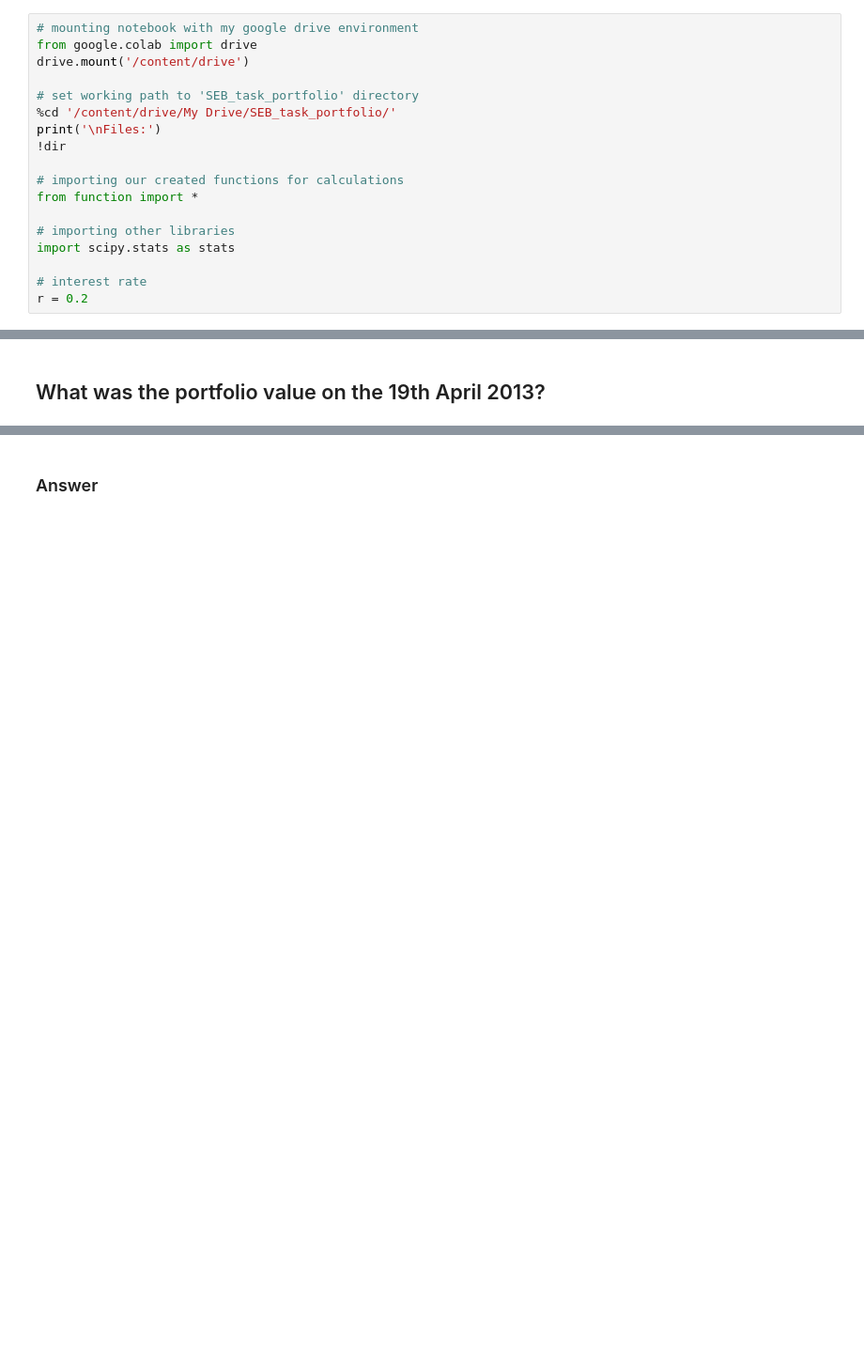
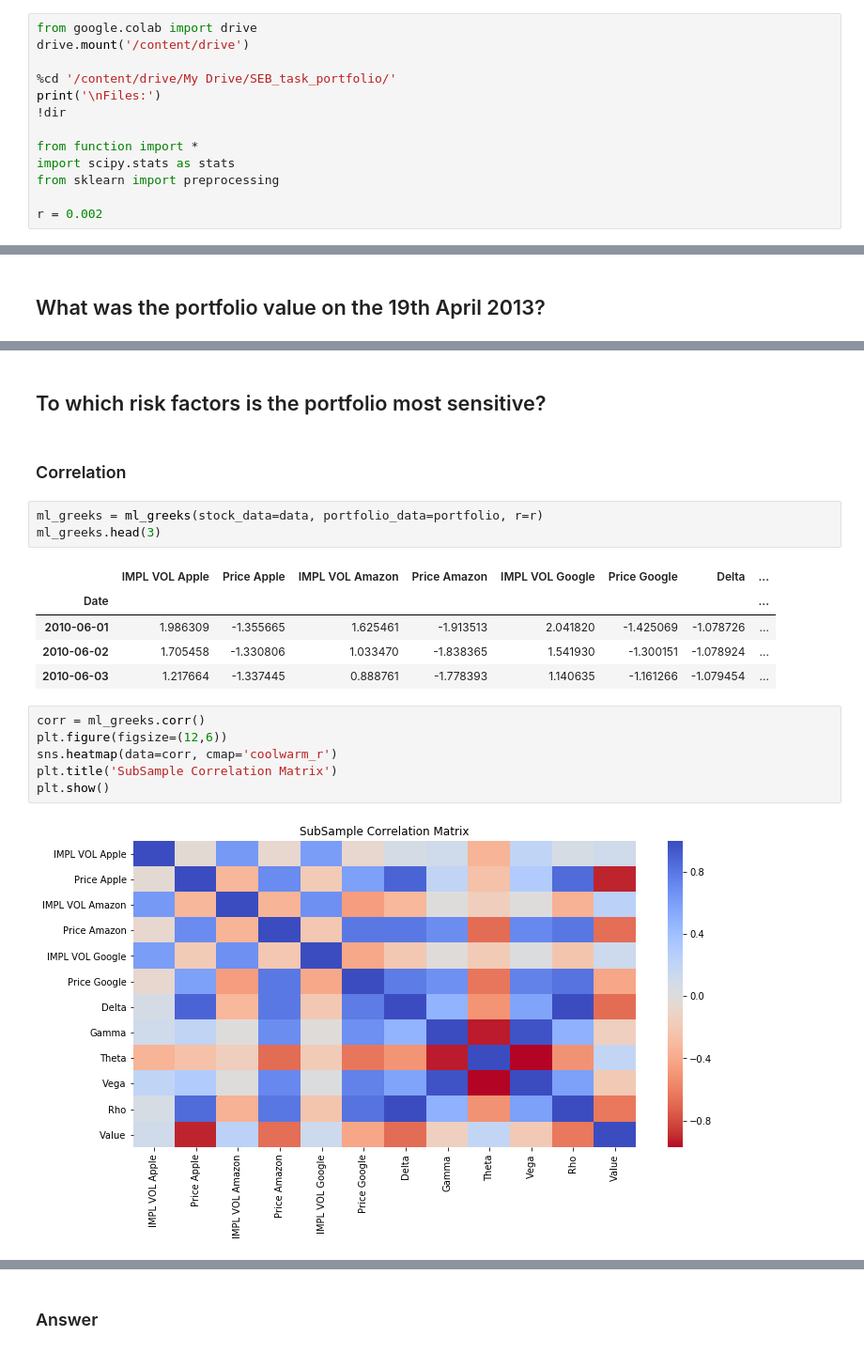
Before and after one commit to Antanskas/Portfolio_analysis, a Jupyter notebook: portfolio_analysis.ipynb, the cells around one changed output, grey strips where cells are left out. Shown at 94% size. Saved outputs shown, nothing was run; the diff lists cells and outputs as text; blank space fills up the shorter version.

```diff
--- a/portfolio_analysis.ipynb
+++ b/portfolio_analysis.ipynb
@@ -1,23 +1,18 @@
 # %% [markdown]
 ### Imports, mount
 # %%
-# mounting notebook with my google drive environment
 from google.colab import drive
 drive.mount('/content/drive')
 
-# set working path to 'SEB_task_portfolio' directory
 %cd '/content/drive/My Drive/SEB_task_portfolio/'
 print('\nFiles:')
 !dir
 
-# importing our created functions for calculations
 from function import *
+import scipy.stats as stats
+from sklearn import preprocessing
 
-# importing other libraries
-import scipy.stats as stats
-
-# interest rate
-r = 0.2
+r = 0.002
 # %% [output]
 Drive already mounted at /content/drive; to attempt to forcibly remount, call drive.mount("/content/drive", force_remount=True).
 /content/drive/My Drive/SEB_task_portfolio
@@ -60,0 +49,21 @@ Portfolio value on 2013-04-17 is 202681.84
+# %% [markdown]
+## To which risk factors is the portfolio most sensitive?
+# %% [markdown]
+### Correlation
+# %%
+ml_greeks = ml_greeks(stock_data=data, portfolio_data=portfolio, r=r)
+ml_greeks.head(3)
+# %% [output]
+|  | IMPL VOL Apple | Price Apple | IMPL VOL Amazon | Price Amazon | IMPL VOL Google | Price Google | Delta | ... |
+| Date |  |  |  |  |  |  |  | ... |
+| 2010-06-01 | 1.986309 | -1.355665 | 1.625461 | -1.913513 | 2.041820 | -1.425069 | -1.078726 | ... |
+| 2010-06-02 | 1.705458 | -1.330806 | 1.033470 | -1.838365 | 1.541930 | -1.300151 | -1.078924 | ... |
+| 2010-06-03 | 1.217664 | -1.337445 | 0.888761 | -1.778393 | 1.140635 | -1.161266 | -1.079454 | ... |
+# %%
+corr = ml_greeks.corr()
+plt.figure(figsize=(12,6))
+sns.heatmap(data=corr, cmap='coolwarm_r')
+plt.title('SubSample Correlation Matrix')
+plt.show()
+# %% [output]
+[figure, added]
```
Also changed, not shown: parts of 71 cells of this notebook, 1 other file.
